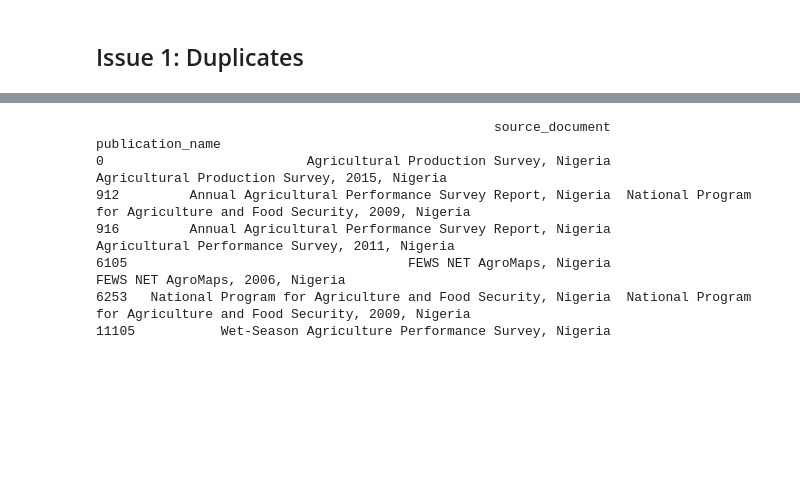
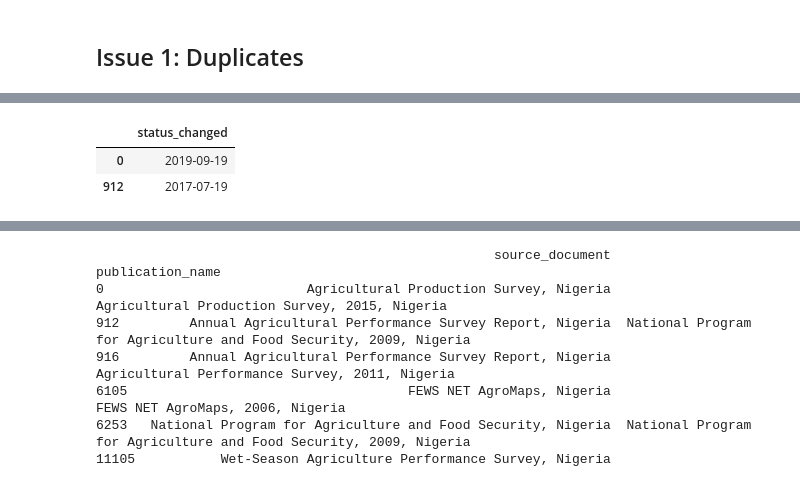
Before and after one commit to HarvestStat/HarvestStat, a Jupyter notebook: notebook/CropData_NG_Validation1.ipynb, the cells around one changed output, grey strips where cells are left out. Saved outputs shown, nothing was run; the diff lists cells and outputs as text; code cells hidden in the pictures; blank space fills up the shorter version.

```diff
--- a/notebook/CropData_NG_Validation1.ipynb
+++ b/notebook/CropData_NG_Validation1.ipynb
@@ -3,2 +22,23 @@
 # %% [markdown]
 ## Issue 1: Duplicates
+# %%
+import requests, json
+import pandas as pd
+import numpy as np
+
+host = 'https://fdw.fews.net'
+auth = tuple(json.loads(open('token.json', "r").read()))
+parameters = {
+    'format': 'json',
+    'country': 'Nigeria',
+    'product': 'R011',
+    'survey_type': 'crop:all'
+}
+endpoint = '/api/cropproductionindicatorvalue/'
+response = requests.get(host + endpoint, auth=auth, params=parameters, proxies={})
+response.raise_for_status()
+df = pd.DataFrame.from_records(response.json())
+rows = ['fnid','crop_production_system','season_year', 'product','indicator']
+sub = df[df['collection_status'] == 'Published']
+sub = sub[sub[rows].duplicated(keep=False)]
+sub.pivot_table(index = ['fnid','season_year', 'product','indicator'], columns = ['source_document', 'publication_name'], values='value')
@@ -5,3 +61,9 @@
+# %%
+df[['status_changed']].apply(pd.to_datetime).apply(lambda x: x.dt.strftime('%Y-%m-%d')).drop_duplicates()
+# %% [output]
+|  | status_changed |
+| 0 | 2019-09-19 |
+| 912 | 2017-07-19 |
 # %%
 import requests, json
 import pandas as pd
```
Also changed, not shown: parts of 4 cells of this notebook, 27 other files.
